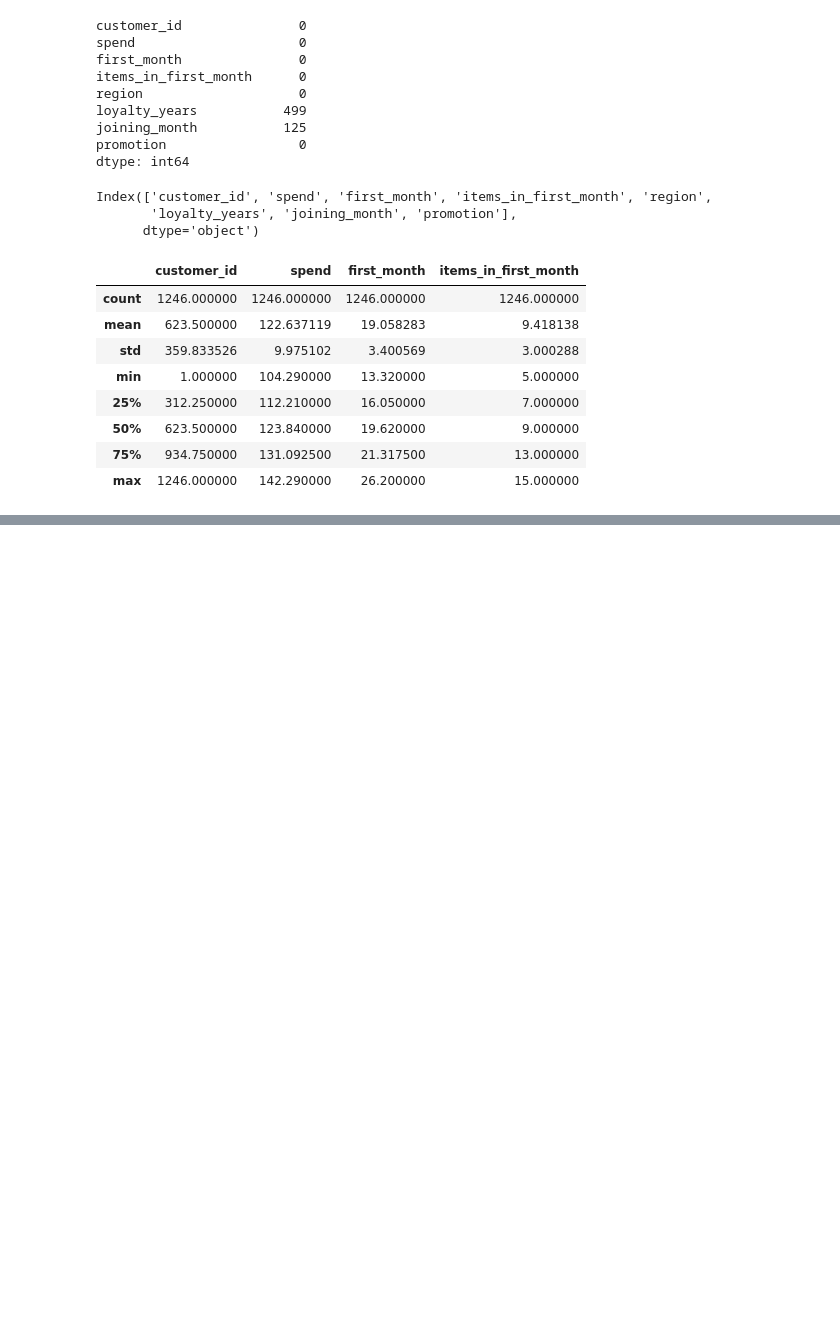
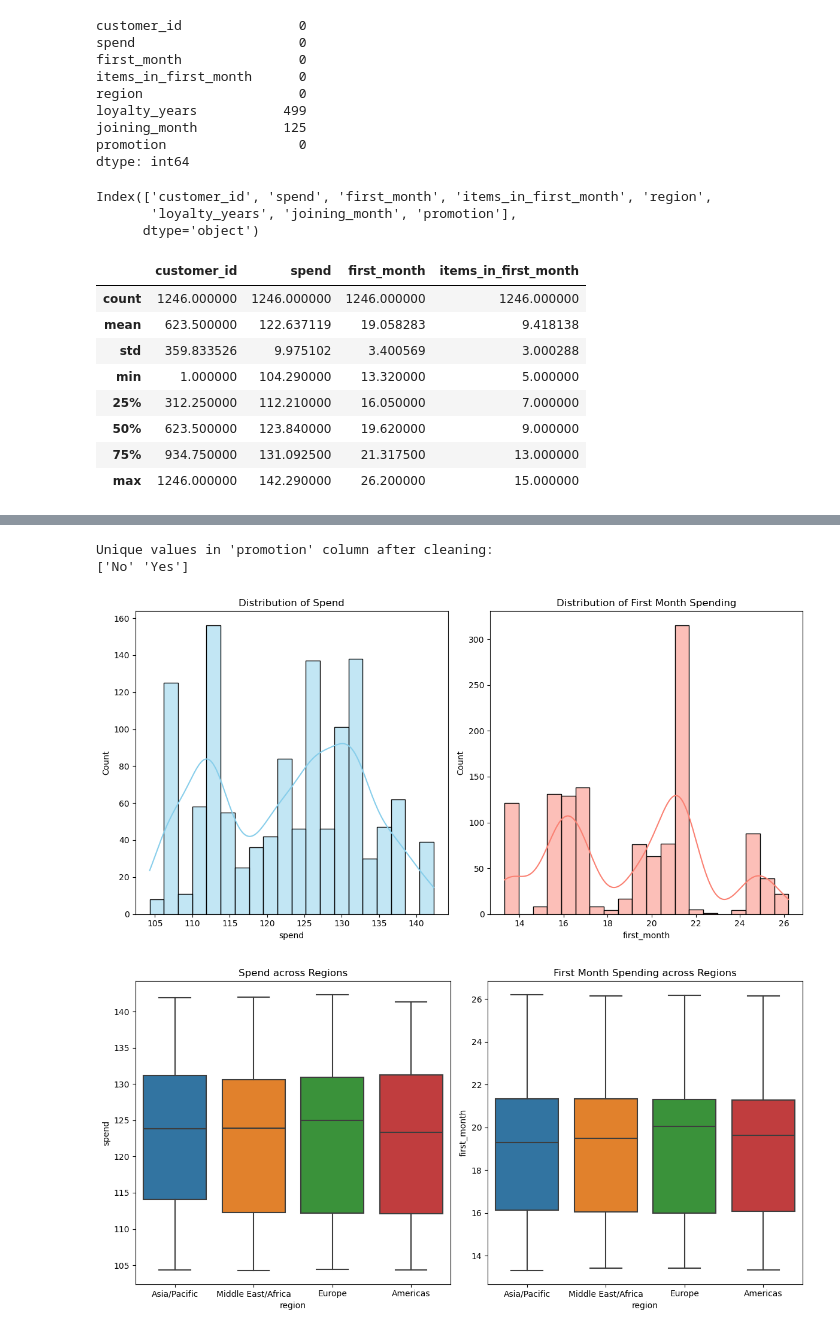
Before and after one commit to Mohammed-Mebarek-Mecheter/EDA-with-Python, a Jupyter notebook: Supermarket Loyalty/EDA.ipynb, the cells around one changed output, grey strips where cells are left out. Saved outputs shown, nothing was run; the diff lists cells and outputs as text; code cells hidden in the pictures; blank space fills up the shorter version.

Commit message:
Update DPC and EDA notebooks, loyalty data, and add customer spending analysis notebook

```diff
--- a/Supermarket Loyalty/EDA.ipynb
+++ b/Supermarket Loyalty/EDA.ipynb
@@ -107,0 +205,72 @@ data.boxplot(column=['spend', 'first_month', 'items_in_first_month'])
+# %%
+# Convert 'promotion' column to lowercase
+data['promotion'] = data['promotion'].str.lower()
+
+# Map 'yes' and 'no' to 'Yes' and 'No' respectively
+data['promotion'] = data['promotion'].map({'yes': 'Yes', 'no': 'No'})
+
+# Display unique values after cleaning
+print("Unique values in 'promotion' column after cleaning:")
+print(data['promotion'].unique())
+# %% [output]
+Unique values in 'promotion' column after cleaning:
+['No' 'Yes']
+# %%
+import matplotlib.pyplot as plt
+import seaborn as sns
+
+# Histograms for 'spend' and 'first_month'
+plt.figure(figsize=(12, 6))
+plt.subplot(1, 2, 1)
+sns.histplot(data['spend'], bins=20, kde=True, color='skyblue')
+plt.title('Distribution of Spend')
+
+plt.subplot(1, 2, 2)
+sns.histplot(data['first_month'], bins=20, kde=True, color='salmon')
+plt.title('Distribution of First Month Spending')
+
+plt.tight_layout()
+plt.show()
+
+# Box plots for 'spend' and 'first_month' across 'region'
+plt.figure(figsize=(12, 6))
+plt.subplot(1, 2, 1)
+sns.boxplot(x='region', y='spend', data=data)
+plt.title('Spend across Regions')
+
+plt.subplot(1, 2, 2)
+sns.boxplot(x='region', y='first_month', data=data)
+plt.title('First Month Spending across Regions')
+
+plt.tight_layout()
+plt.show()
+
+# Bar charts for categorical variables
+plt.figure(figsize=(12, 10))
+plt.subplot(2, 2, 1)
+sns.countplot(x='region', data=data)
+plt.title('Distribution of Customers by Region')
+
+plt.subplot(2, 2, 2)
+sns.countplot(x='loyalty_years', data=data)
+plt.title('Distribution of Customers by Loyalty Years')
+
+plt.subplot(2, 2, 3)
+sns.countplot(x='joining_month', data=data, order=data['joining_month'].value_counts().index)
+plt.title('Distribution of Customers by Joining Month')
+
+plt.subplot(2, 2, 4)
+sns.countplot(x='promotion', data=data)
+plt.title('Distribution of Customers by Promotion')
+
+plt.tight_layout()
+plt.show()
+
+# Heatmap for correlation matrix
+plt.figure(figsize=(10, 8))
+sns.heatmap(data[['spend', 'first_month']].corr(), annot=True, cmap='coolwarm', fmt=".2f")
+plt.title('Correlation Heatmap')
+plt.show()
+# %% [output]
+[figure, added]
+[figure, added]
```
Also changed, not shown: parts of 3 cells of this notebook, 3 other files.
